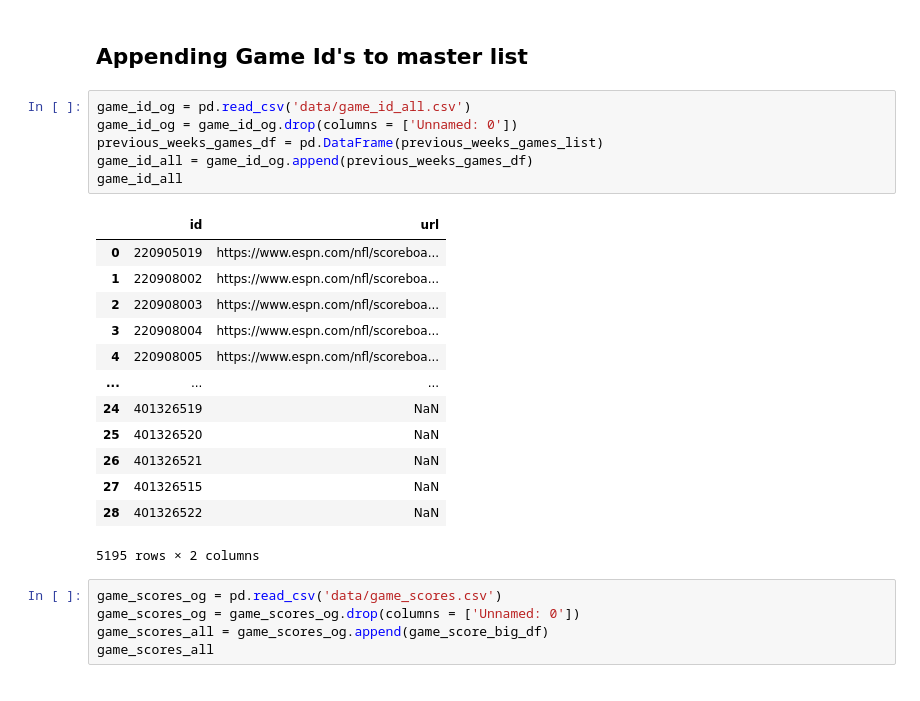
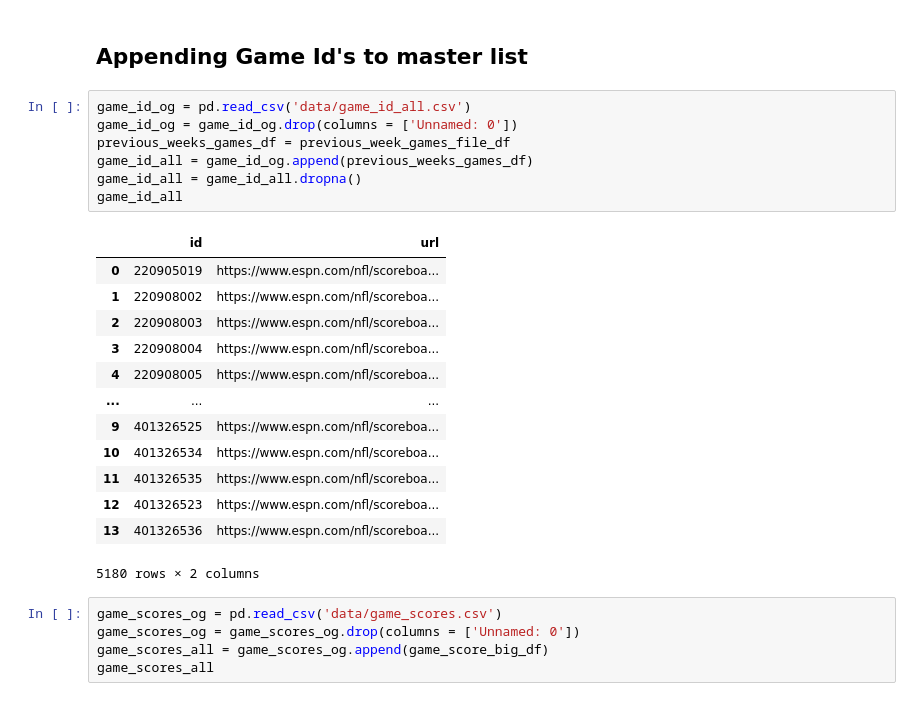
Before and after one commit to lawson-roberts/nfl_statistics, a Jupyter notebook: prediction_pipeline_exploration.ipynb, the cells around one changed output. Cells and saved outputs as stored; diff of their text form.

```diff
--- a/prediction_pipeline_exploration.ipynb
+++ b/prediction_pipeline_exploration.ipynb
@@ -747,23 +748,24 @@ stat_agg_df.to_csv('data/agg_team_stats.csv')
 # %%
 game_id_og = pd.read_csv('data/game_id_all.csv')
 game_id_og = game_id_og.drop(columns = ['Unnamed: 0'])
-previous_weeks_games_df = pd.DataFrame(previous_weeks_games_list)
+previous_weeks_games_df = previous_week_games_file_df
 game_id_all = game_id_og.append(previous_weeks_games_df)
+game_id_all = game_id_all.dropna()
 game_id_all
 # %% [output]
 |  | id | url |
 | 0 | 220905019 | https://www.espn.com/nfl/scoreboa... |
 | 1 | 220908002 | https://www.espn.com/nfl/scoreboa... |
 | 2 | 220908003 | https://www.espn.com/nfl/scoreboa... |
 | 3 | 220908004 | https://www.espn.com/nfl/scoreboa... |
 | 4 | 220908005 | https://www.espn.com/nfl/scoreboa... |
 | ... | ... | ... |
-| 24 | 401326519 | NaN |
-| 25 | 401326520 | NaN |
-| 26 | 401326521 | NaN |
-| 27 | 401326515 | NaN |
-| 28 | 401326522 | NaN |
+| 9 | 401326525 | https://www.espn.com/nfl/scoreboa... |
+| 10 | 401326534 | https://www.espn.com/nfl/scoreboa... |
+| 11 | 401326535 | https://www.espn.com/nfl/scoreboa... |
+| 12 | 401326523 | https://www.espn.com/nfl/scoreboa... |
+| 13 | 401326536 | https://www.espn.com/nfl/scoreboa... |
-5195 rows × 2 columns
+5180 rows × 2 columns
 # %%
 game_scores_og = pd.read_csv('data/game_scores.csv')
 game_scores_og = game_scores_og.drop(columns = ['Unnamed: 0'])
```
Also changed, not shown: parts of 3 cells of this notebook, 2 other files.
